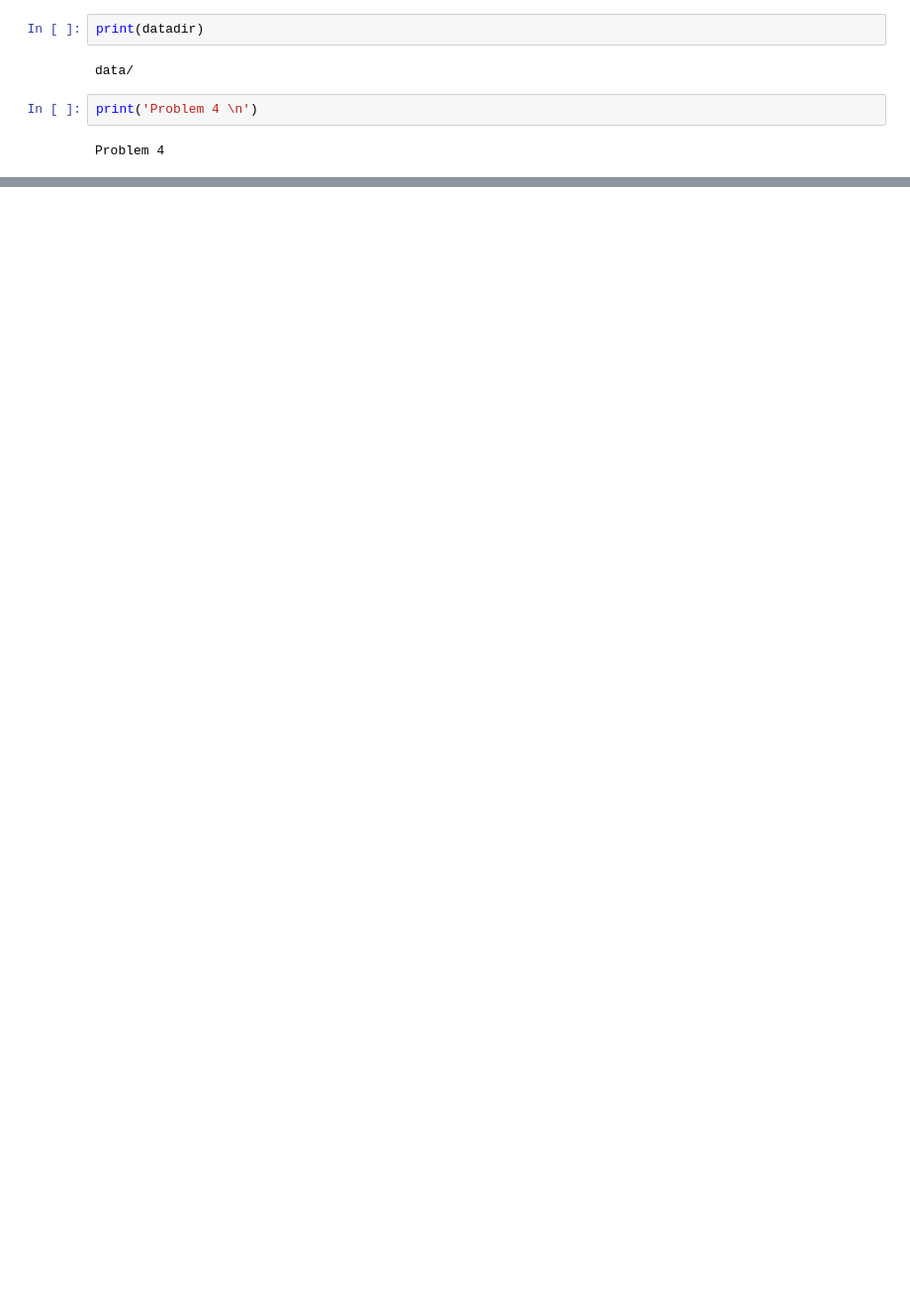
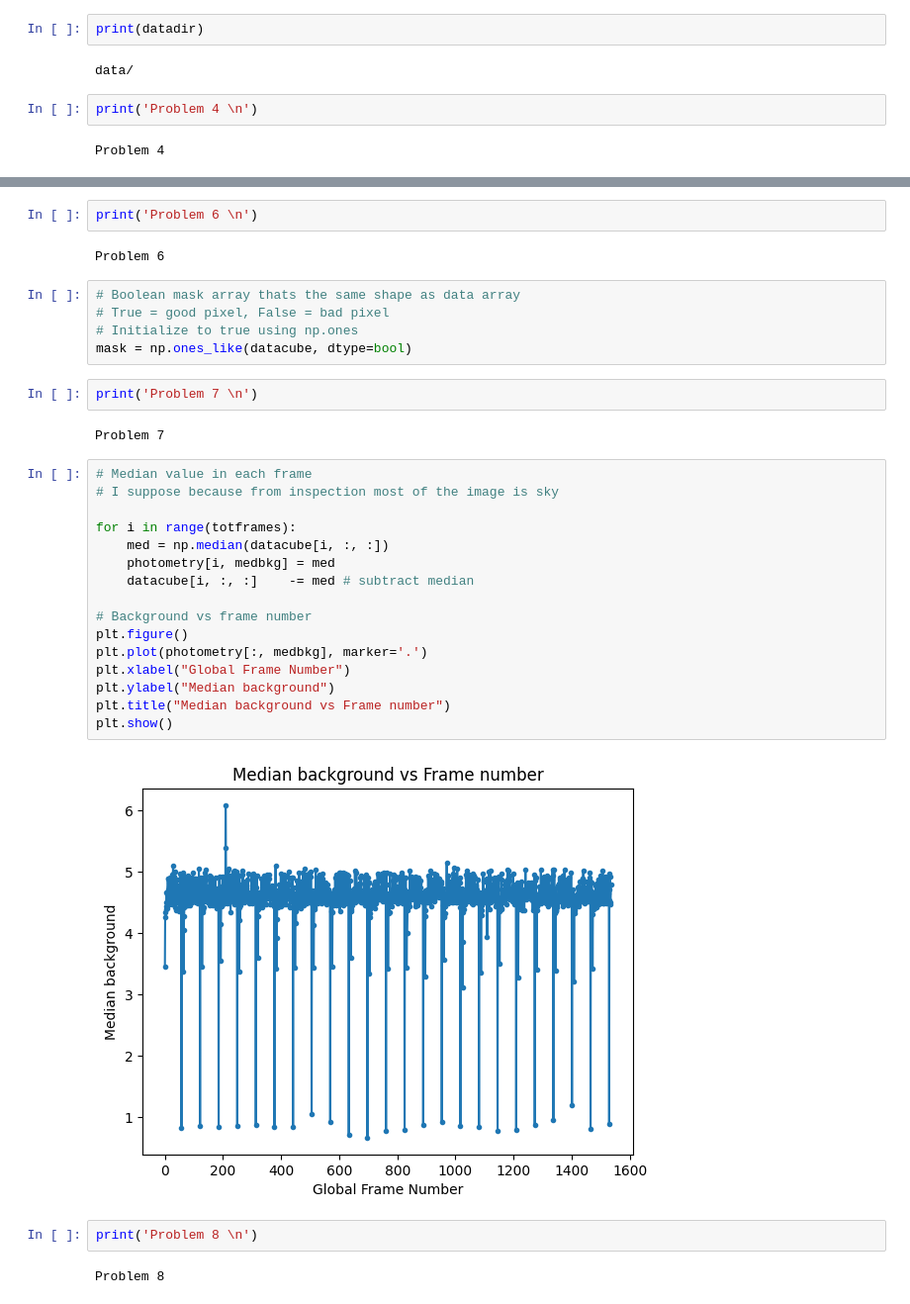
Before and after one commit to amedina695/lectures_git, a Jupyter notebook: final/final_amedina.ipynb, the cells around one changed output, grey strips where cells are left out. Shown at 99% size. Cells and saved outputs as stored; diff of their text form; blank space fills up the shorter version.

```diff
--- a/final/final_amedina.ipynb
+++ b/final/final_amedina.ipynb
@@ -71,0 +199,35 @@ IndexError: arrays used as indices must be of integer (or boolean) type
+# %%
+print('Problem 6 \n')
+# %% [output]
+Problem 6
+# %%
+# Boolean mask array thats the same shape as data array
+# True = good pixel, False = bad pixel
+# Initialize to true using np.ones
+mask = np.ones_like(datacube, dtype=bool)
+# %%
+print('Problem 7 \n')
+# %% [output]
+Problem 7
+# %%
+# Median value in each frame
+# I suppose because from inspection most of the image is sky
+
+for i in range(totframes):
+    med = np.median(datacube[i, :, :])
+    photometry[i, medbkg] = med
+    datacube[i, :, :]    -= med # subtract median
+
+# Background vs frame number
+plt.figure()
+plt.plot(photometry[:, medbkg], marker='.')
+plt.xlabel("Global Frame Number")
+plt.ylabel("Median background")
+plt.title("Median background vs Frame number")
+plt.show()
+# %% [output]
+[figure, added]
+# %%
+print('Problem 8 \n')
+# %% [output]
+Problem 8
```
Also changed, not shown: parts of 17 cells of this notebook, 24 other files.
